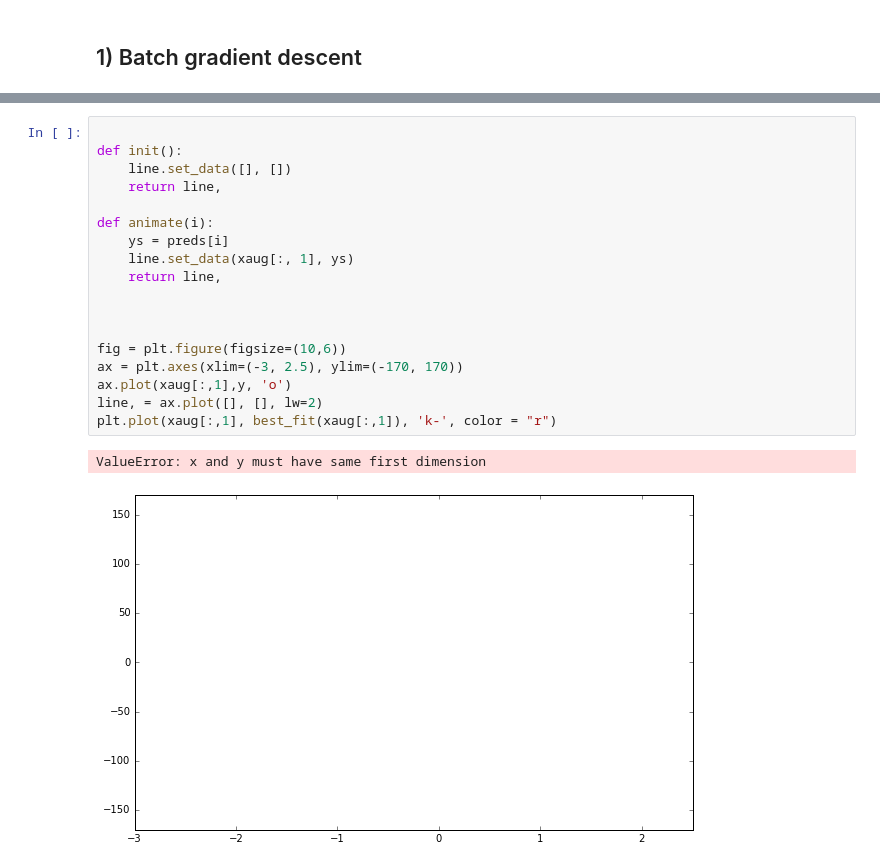
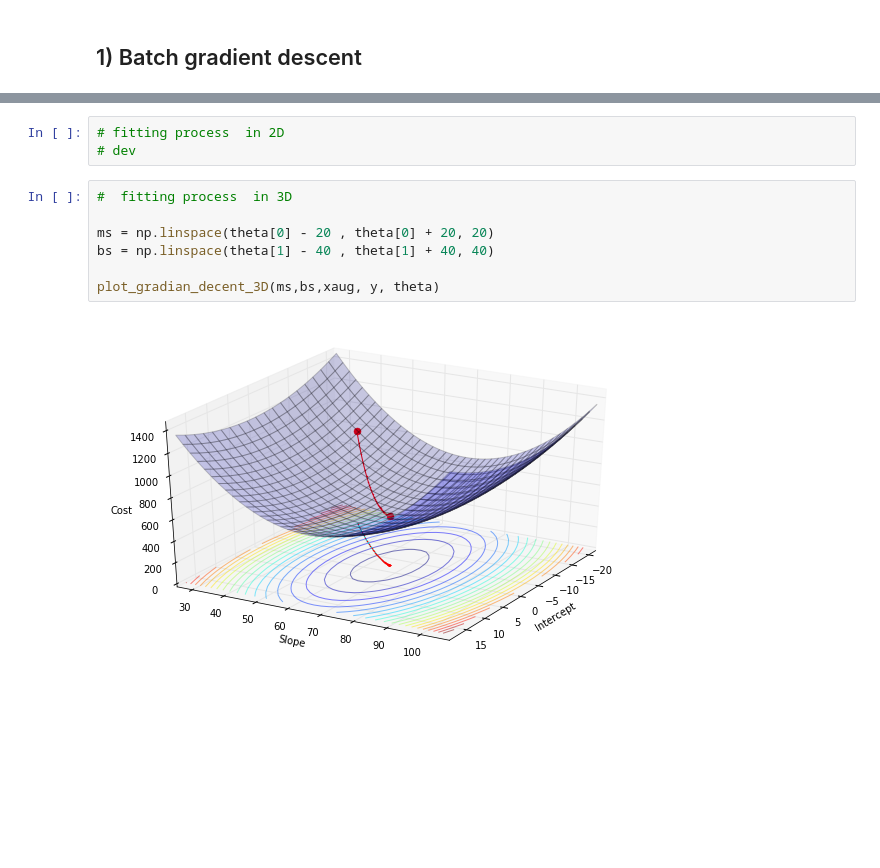
Before and after one commit to yennanliu/analysis, a Jupyter notebook: ML_/ML_Basic_Gradian_Decent.ipynb, the cells around one changed output, grey strips where cells are left out. Saved outputs shown, nothing was run; the diff lists cells and outputs as text; blank space fills up the shorter version.

Commit message:
finish batch Gradian_Decent draft

```diff
--- a/ML_/ML_Basic_Gradian_Decent.ipynb
+++ b/ML_/ML_Basic_Gradian_Decent.ipynb
@@ -181,21 +224,12 @@ plt.plot(range(len(cost)), cost);
-# %%
-
-def init():
-    line.set_data([], [])
-    return line,
-
-def animate(i):
-    ys = preds[i]
-    line.set_data(xaug[:, 1], ys)
-    return line,
-
-
-
-fig = plt.figure(figsize=(10,6))
-ax = plt.axes(xlim=(-3, 2.5), ylim=(-170, 170))
-ax.plot(xaug[:,1],y, 'o')
-line, = ax.plot([], [], lw=2)
-plt.plot(xaug[:,1], best_fit(xaug[:,1]), 'k-', color = "r")
-# %% [output]
-ValueError: x and y must have same first dimension
-[figure, removed]
+# %%
+# fitting process  in 2D
+# dev
+# %%
+#  fitting process  in 3D
+
+ms = np.linspace(theta[0] - 20 , theta[0] + 20, 20)
+bs = np.linspace(theta[1] - 40 , theta[1] + 40, 40)
+
+plot_gradian_decent_3D(ms,bs,xaug, y, theta)
+# %% [output]
+[figure, added]
```
Also changed, not shown: parts of 9 cells of this notebook.
